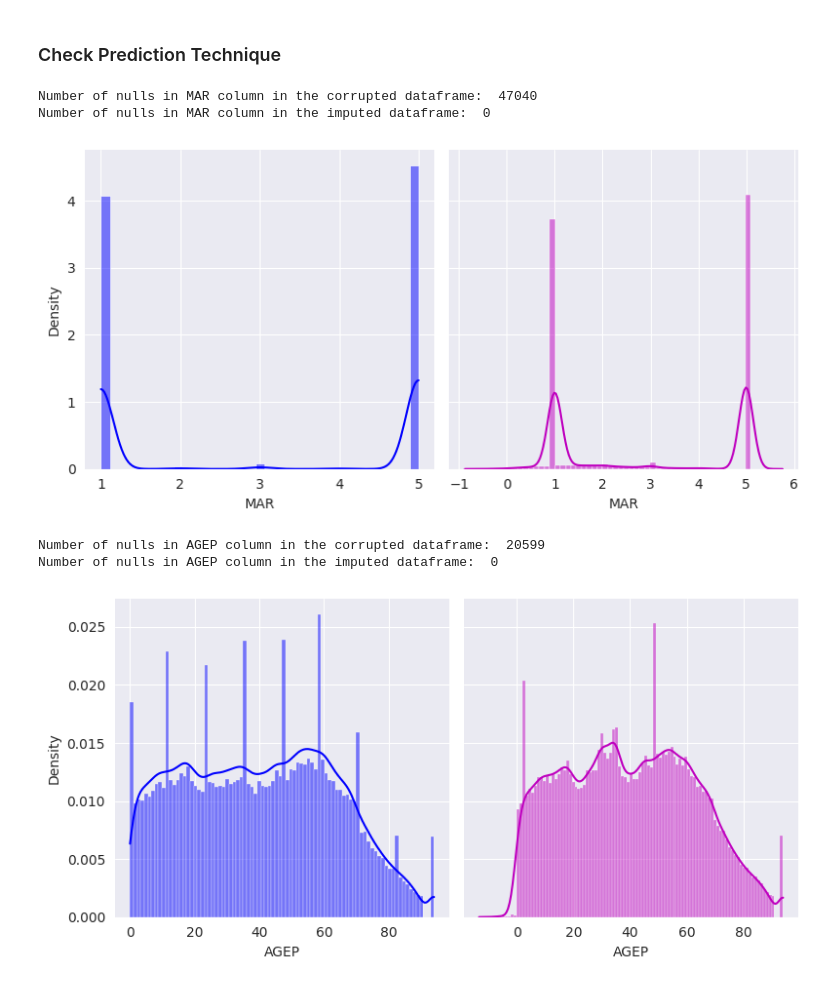
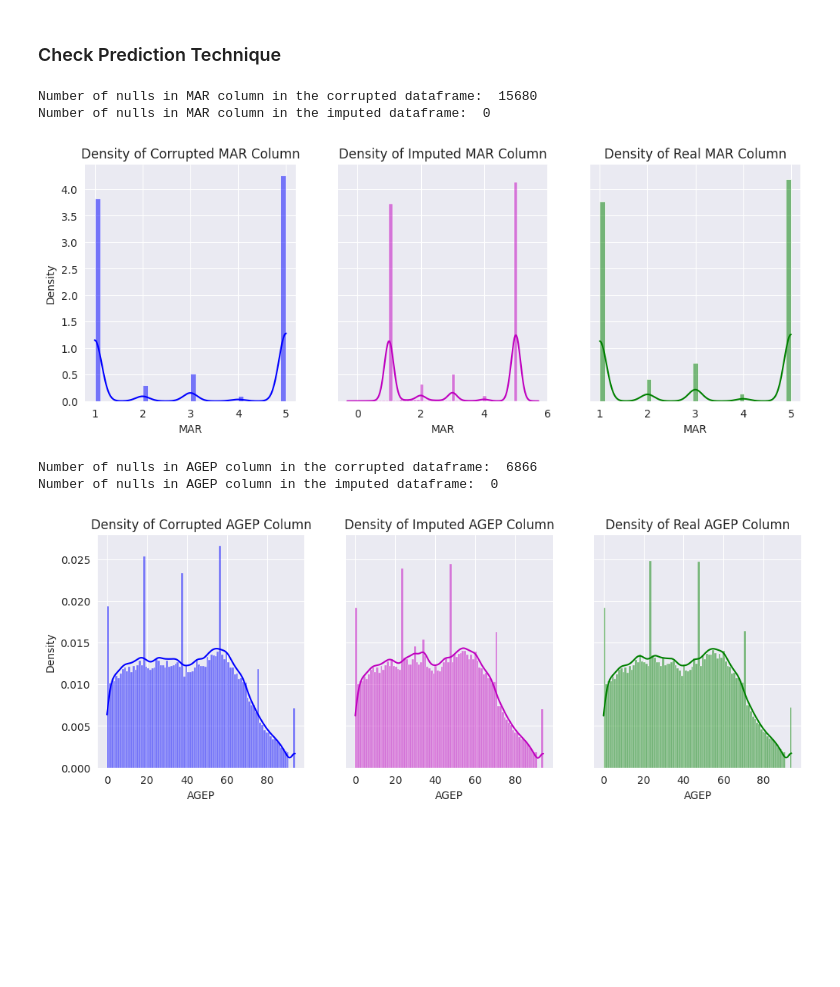
Before and after one commit to FalaahArifKhan/RAI-summer-stability, a Jupyter notebook: examples/Preprocessing_Techniques_Part1.ipynb, the cells around one changed output. Cells and saved outputs as stored; diff of their text form; code cells hidden in the pictures; blank space fills up the shorter version.

Commit message:
Changed fraction from 0.9 to 0.3 for simulation

```diff
--- a/examples/Preprocessing_Techniques_Part1.ipynb
+++ b/examples/Preprocessing_Techniques_Part1.ipynb
@@ -137,76 +137,76 @@ simulated_scenarios_dict = {
         'special_values': [2, 3, 4],
         'condition_col': 'MAR',
         'target_col': 'MAR',
-        'fraction': 0.9
+        'fraction': 0.3
     },
     # "Not Applicable" Type of Nulls
     'MIL': {
         'special_values': [i for i in range(0, 17)],
         'condition_col': 'AGEP',
         'target_col': 'MIL',
-        'fraction': 0.9
+        'fraction': 0.3
     },
     'SCHL': {
         'special_values': [i for i in range(0, 3)],
         'condition_col': 'AGEP',
         'target_col': 'SCHL',
-        'fraction': 0.9
+        'fraction': 0.3
     },
     'ESP': {
         'special_values': [0],
         'condition_col': 'ESP',
         'target_col': 'ESP',
-        'fraction': 0.9
+        'fraction': 0.3
     },
     'MIG': {
         'special_values': [0],
         'condition_col': 'AGEP',
         'target_col': 'MIG',
-        'fraction': 0.9
+        'fraction': 0.3
     },
     'DREM_not_applic': {
         'special_values': [i for i in range(0, 5)],
         'condition_col': 'AGEP',
         'target_col': 'DREM',
-        'fraction': 0.9
+        'fraction': 0.3
     },
     # "Unknown" Type of Nulls
     'AGEP': {
         'special_values': (8, 10, 11, 12, 15),
         'condition_col': 'RELP',
         'target_col': 'AGEP',
-        'fraction': 0.9
+        'fraction': 0.3
     },
     'NATIVITY': {
         'special_values': (11, 12, 15),
         'condition_col': 'RELP',
         'target_col': 'NATIVITY',
-        'fraction': 0.9
+        'fraction': 0.3
     },
     # "Avoided" Type of Nulls
     'DIS': {
         'special_values': [True],
         'condition_col': 'DIS',
         'target_col': 'DIS',
-        'fraction': 0.9
+        'fraction': 0.3
     },
     'DEAR': {
         'special_values': [True],
         'condition_col': 'DEAR',
         'target_col': 'DEAR',
-        'fraction': 0.9
+        'fraction': 0.3
     },
     'DEYE': {
         'special_values': [True],
         'condition_col': 'DEYE',
         'target_col': 'DEYE',
-        'fraction': 0.9
+        'fraction': 0.3
     },
     'DREM_avoided': {
         'special_values': [True],
         'condition_col': 'DREM',
         'target_col': 'DREM',
-        'fraction': 0.9
+        'fraction': 0.3
     },
     # "Special" Type of Nulls
     'SEX': {
@@ -219,7 +219,7 @@ simulated_scenarios_dict = {
         'special_values': [9],
         'condition_col': 'RAC1P',
         'target_col': 'RAC1P',
-        'fraction': 0.9
+        'fraction': 0.3
     },
 }
 # %%
@@ -685,19 +982,19 @@ Number of nulls in RAC1P column in the imputed dataframe:  0
 # %%
 how_to = "predict-by-sklearn"
 predicted_data_MAR = handle_df_nulls(corrupted_data_MAR, how_to, column_names=['MAR'])
-imputed_nulls_analysis(predicted_data_MAR, corrupted_data_MAR, target_col="MAR")
+imputed_nulls_analysis(X_data, predicted_data_MAR, corrupted_data_MAR, target_col="MAR")
 # %% [output]
-Number of nulls in MAR column in the corrupted dataframe:  47040
+Number of nulls in MAR column in the corrupted dataframe:  15680
 Number of nulls in MAR column in the imputed dataframe:  0
-[figure, old version]
+[figure, new version]
 # %%
 how_to = "predict-by-sklearn"
 predicted_data_AGEP = handle_df_nulls(corrupted_data_AGEP, how_to, column_names=['AGEP'])
-imputed_nulls_analysis(predicted_data_AGEP, corrupted_data_AGEP, target_col="AGEP")
+imputed_nulls_analysis(X_data, predicted_data_AGEP, corrupted_data_AGEP, target_col="AGEP")
 # %% [output]
-Number of nulls in AGEP column in the corrupted dataframe:  20599
+Number of nulls in AGEP column in the corrupted dataframe:  6866
 Number of nulls in AGEP column in the imputed dataframe:  0
-[figure, old version]
+[figure, new version]
 # %%
 how_to = "predict-by-sklearn"
 predicted_data_MIG = handle_df_nulls(corrupted_data_MIG, how_to, column_names=['MIG'])
```
Also changed, not shown: parts of 21 cells of this notebook, 1 other file.
